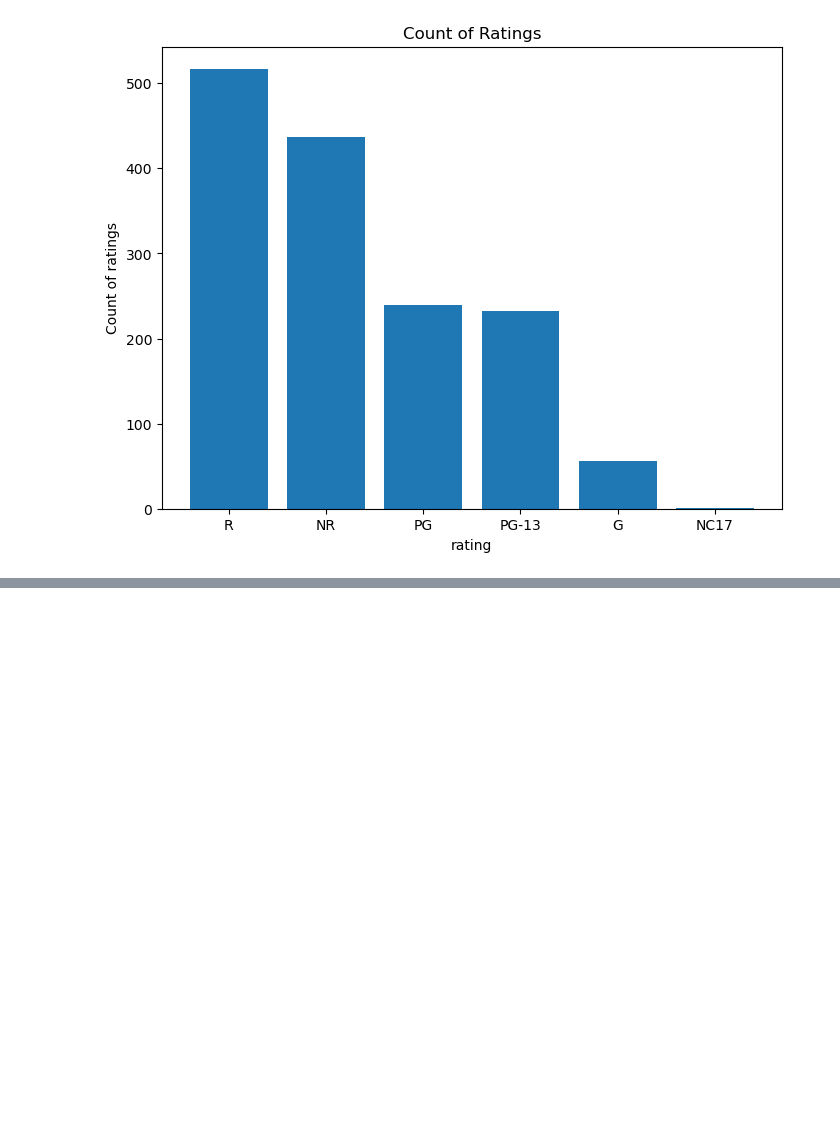
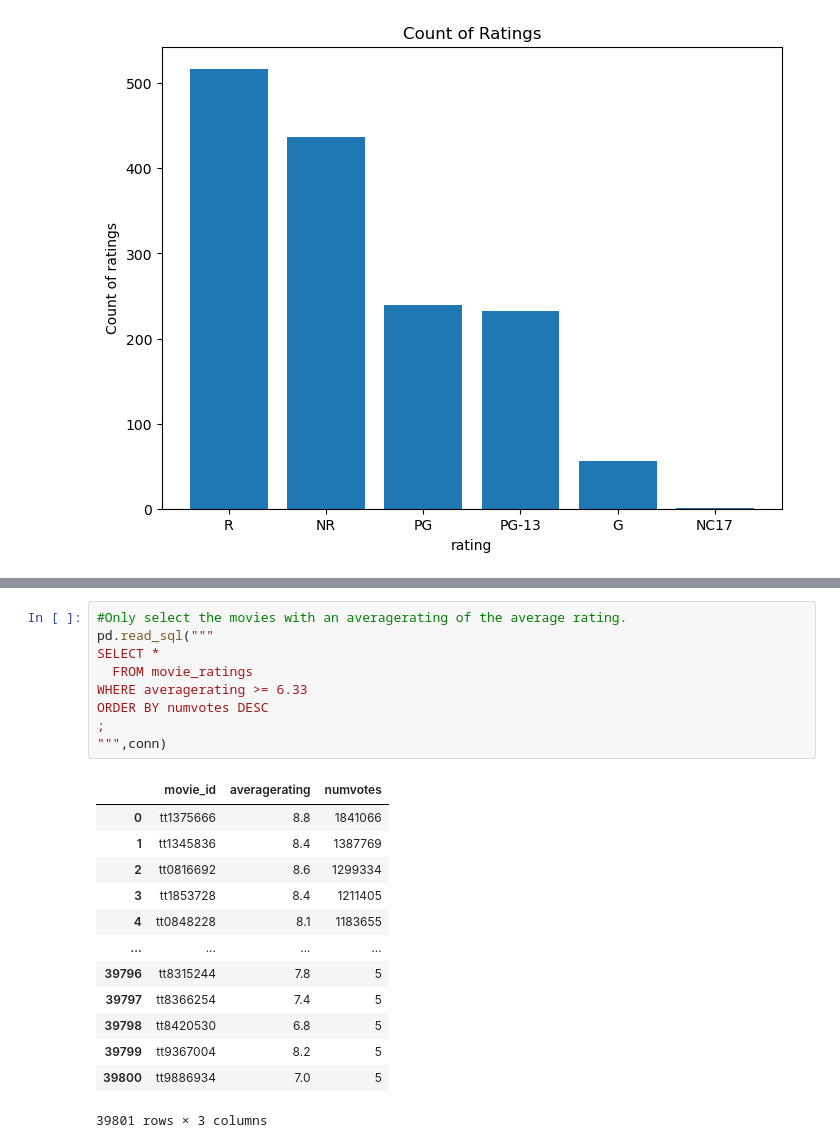
Before and after one commit to jgatharia/DS_Phase_1_Project, a Jupyter notebook: index.ipynb, the cells around one changed output, grey strips where cells are left out. Cells and saved outputs as stored; diff of their text form; blank space fills up the shorter version.

```diff
--- a/index.ipynb
+++ b/index.ipynb
@@ -579,0 +592,23 @@ SELECT *
+# %%
+#Only select the movies with an averagerating of the average rating.
+pd.read_sql("""
+SELECT *
+  FROM movie_ratings
+WHERE averagerating >= 6.33
+ORDER BY numvotes DESC
+;
+""",conn)
+# %% [output]
+|  | movie_id | averagerating | numvotes |
+| 0 | tt1375666 | 8.8 | 1841066 |
+| 1 | tt1345836 | 8.4 | 1387769 |
+| 2 | tt0816692 | 8.6 | 1299334 |
+| 3 | tt1853728 | 8.4 | 1211405 |
+| 4 | tt0848228 | 8.1 | 1183655 |
+| ... | ... | ... | ... |
+| 39796 | tt8315244 | 7.8 | 5 |
+| 39797 | tt8366254 | 7.4 | 5 |
+| 39798 | tt8420530 | 6.8 | 5 |
+| 39799 | tt9367004 | 8.2 | 5 |
+| 39800 | tt9886934 | 7.0 | 5 |
+39801 rows × 3 columns
```
Also changed, not shown: parts of 6 cells of this notebook.
